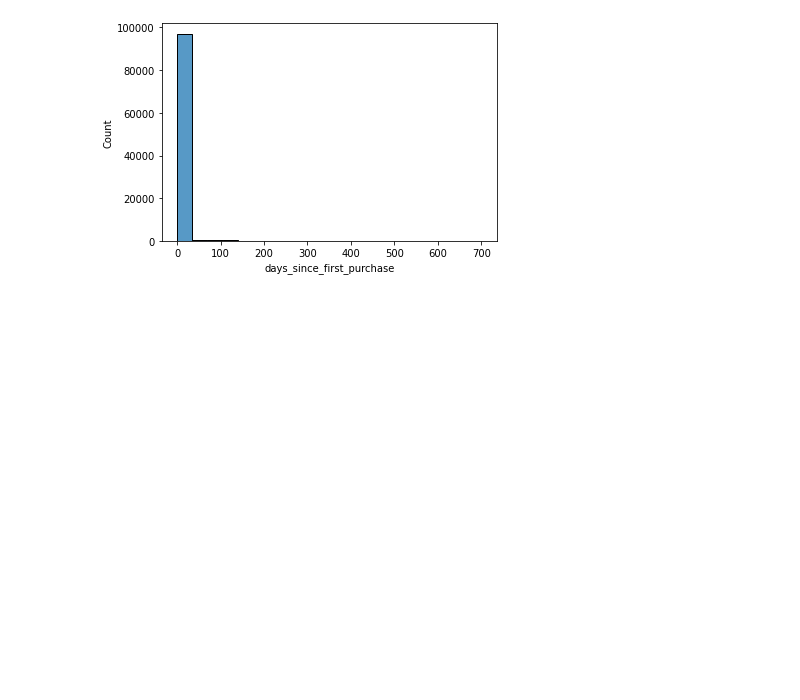
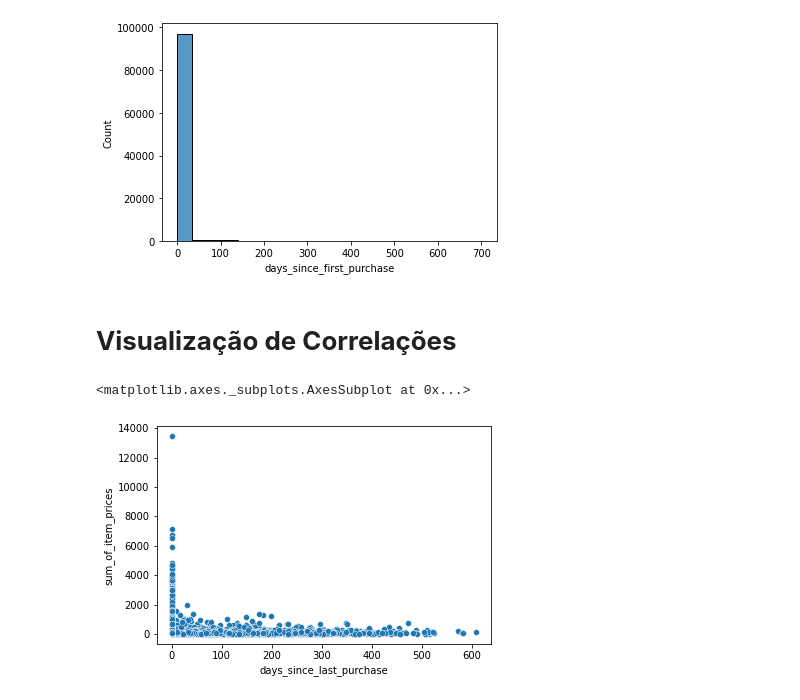
Before and after one commit to GustavoGran/ecommerce_recomender, a Jupyter notebook: ptc3467_caracterizacao_dados_ecommerce.ipynb, the cells around one changed output. Saved outputs shown, nothing was run; the diff lists cells and outputs as text; code cells hidden in the pictures; blank space fills up the shorter version.

```diff
--- a/ptc3467_caracterizacao_dados_ecommerce.ipynb
+++ b/ptc3467_caracterizacao_dados_ecommerce.ipynb
@@ -207,3 +207,10 @@ sns.histplot(data=df_customer_orders, x='days_since_first_purchase',binrange=(0,
 # %% [output]
 <matplotlib.axes._subplots.AxesSubplot at 0x...>
 [figure]
+# %% [markdown]
+# **Visualização de Correlações**
+# %%
+sns.scatterplot(data=df_customer_orders, x='days_since_last_purchase', y='sum_of_item_prices')
+# %% [output]
+<matplotlib.axes._subplots.AxesSubplot at 0x...>
+[figure, added]
```
Also changed, not shown: parts of 1 cell of this notebook.
